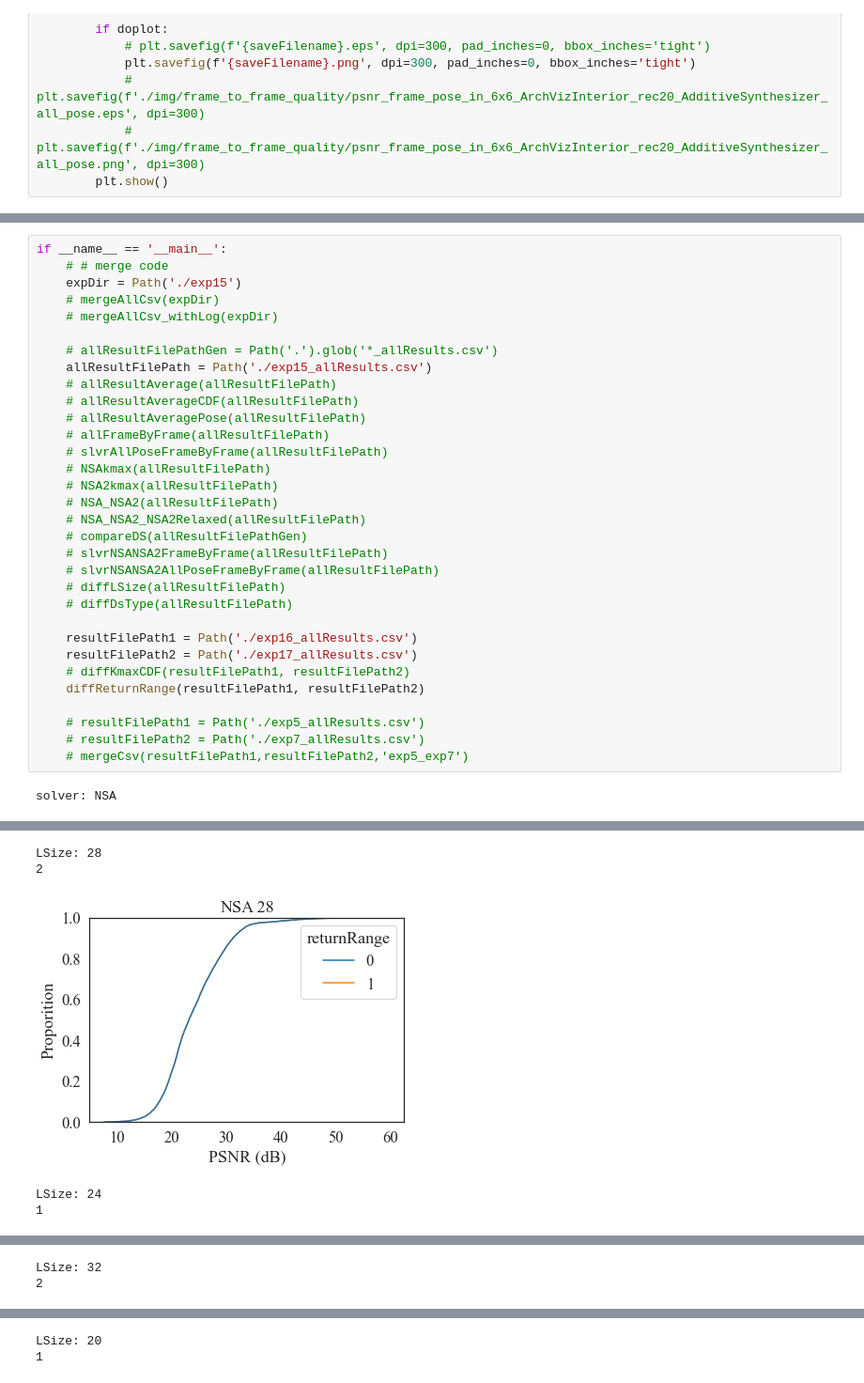
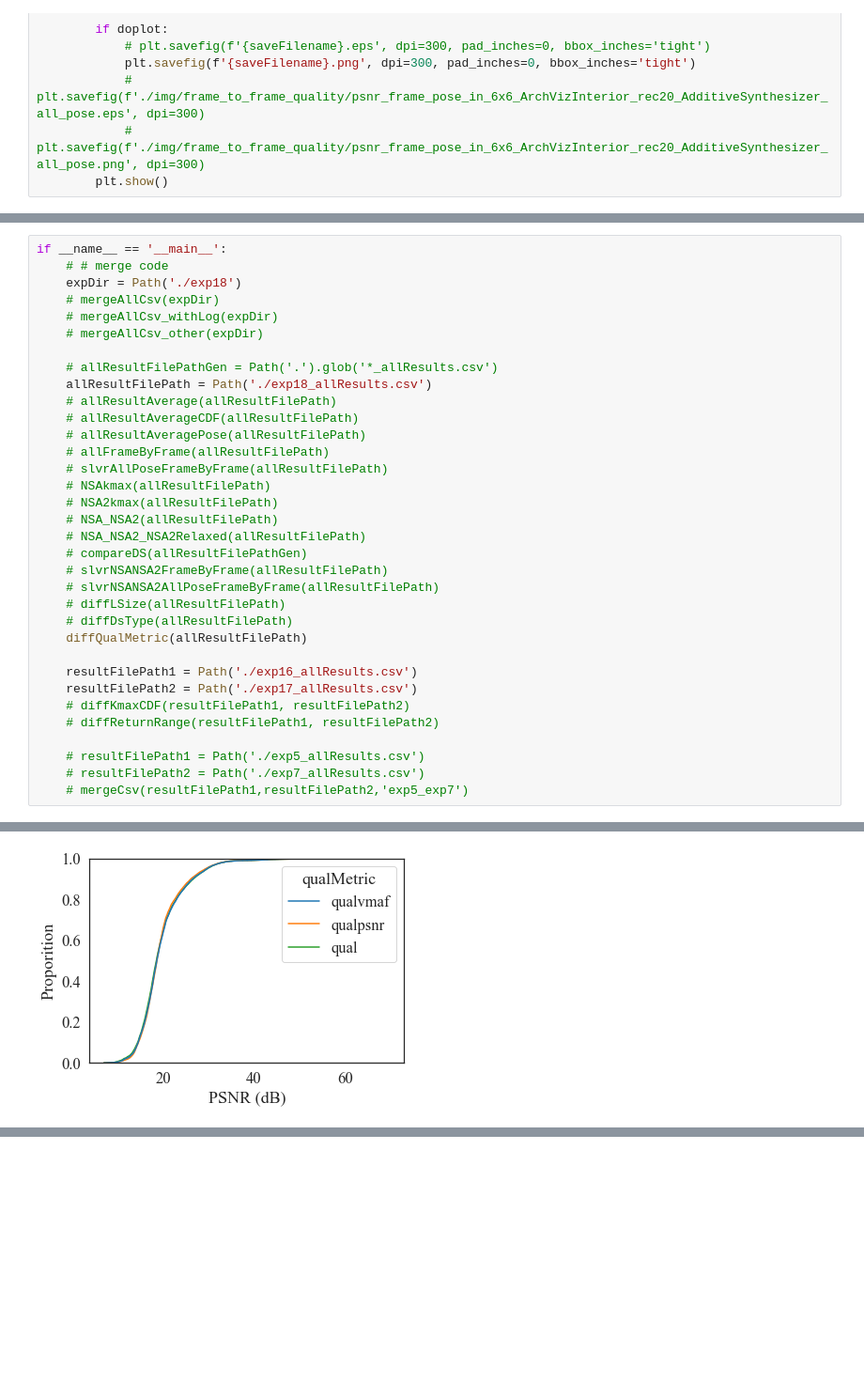
Before and after one commit to SYJINTW/camera_placement_analysis, a Jupyter notebook: results_analysis.ipynb, the cells around one changed output, grey strips where cells are left out. Shown at 94% size. Cells and saved outputs as stored; diff of their text form; blank space fills up the shorter version.

Commit message:
upload exp18 results

```diff
--- a/results_analysis.ipynb
+++ b/results_analysis.ipynb
@@ -1302,12 +1446,13 @@ def diffDsType(filePath: Path):
 # %%
 if __name__ == '__main__':
     # # merge code
-    expDir = Path('./exp15')
+    expDir = Path('./exp18')
     # mergeAllCsv(expDir)
     # mergeAllCsv_withLog(expDir)
+    # mergeAllCsv_other(expDir)
 
     # allResultFilePathGen = Path('.').glob('*_allResults.csv')
-    allResultFilePath = Path('./exp15_allResults.csv')
+    allResultFilePath = Path('./exp18_allResults.csv')
     # allResultAverage(allResultFilePath)
     # allResultAverageCDF(allResultFilePath)
     # allResultAveragePose(allResultFilePath)
@@ -1322,14 +1467,14 @@ if __name__ == '__main__':
     # slvrNSANSA2AllPoseFrameByFrame(allResultFilePath)
     # diffLSize(allResultFilePath)
     # diffDsType(allResultFilePath)
+    diffQualMetric(allResultFilePath)
 
     resultFilePath1 = Path('./exp16_allResults.csv')
     resultFilePath2 = Path('./exp17_allResults.csv')
     # diffKmaxCDF(resultFilePath1, resultFilePath2)
-    diffReturnRange(resultFilePath1, resultFilePath2)
+    # diffReturnRange(resultFilePath1, resultFilePath2)
 
     # resultFilePath1 = Path('./exp5_allResults.csv')
     # resultFilePath2 = Path('./exp7_allResults.csv')
     # mergeCsv(resultFilePath1,resultFilePath2,'exp5_exp7')
 # %% [output]
-solver: NSA
@@ -1339,5 +1484 @@ solver: NSA
-LSize: 28
-2
-[figure, old version]
+[figure, new version]
-LSize: 24
-1
@@ -1345,2 +1484,0 @@ LSize: 24
-LSize: 32
-2
@@ -1348,2 +1484,0 @@ LSize: 32
-LSize: 20
-1
```
Also changed, not shown: parts of 3 cells of this notebook, 6 other files.
